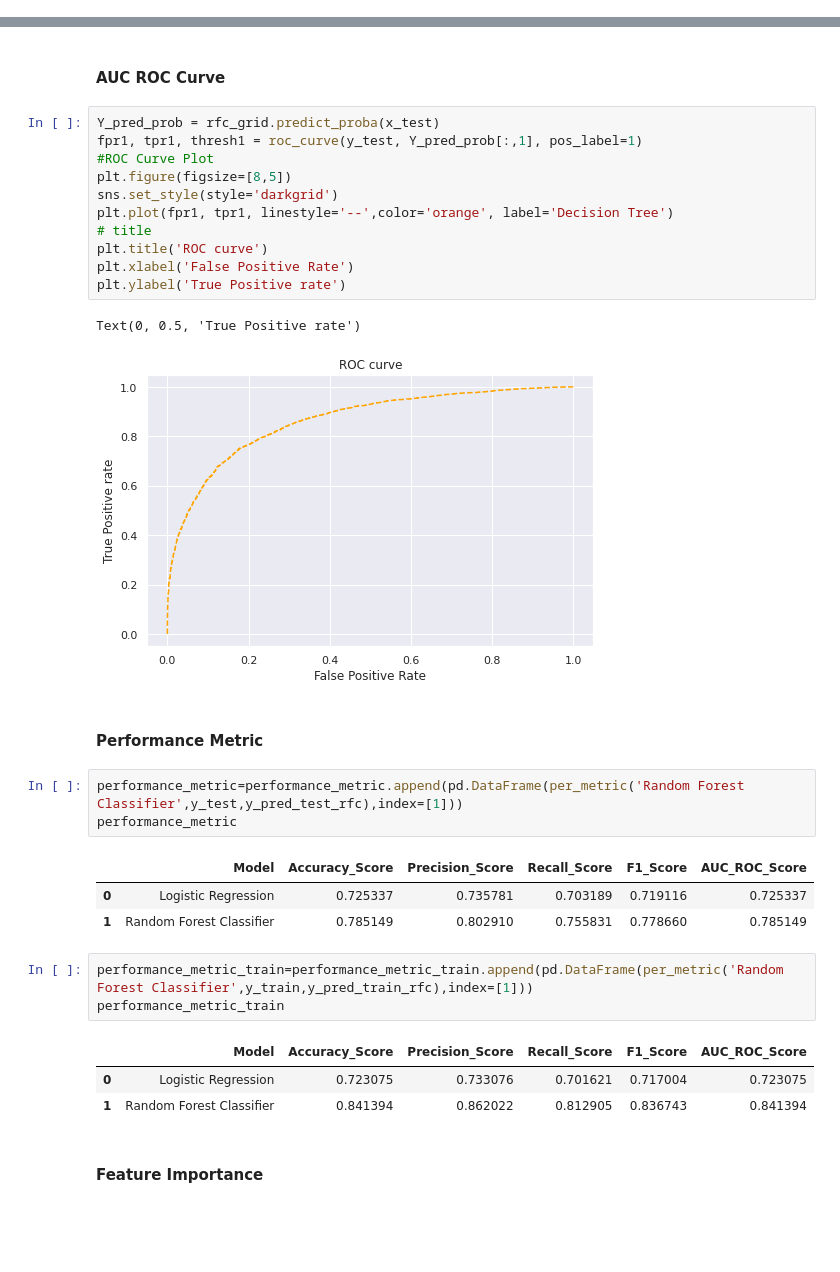
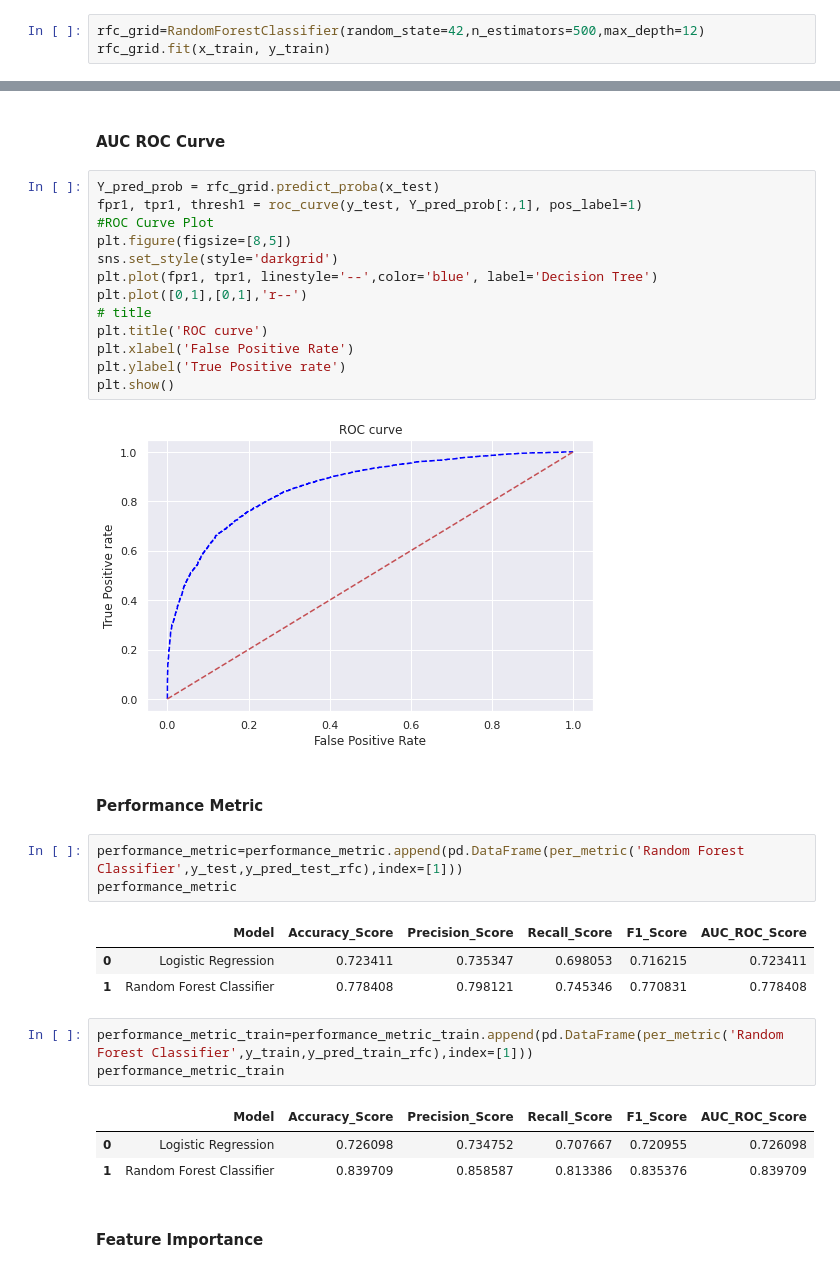
Before and after one commit to scharu07/Capstone-Project---Credit-Card-Default-Prediction-, a Jupyter notebook: Credit_Card_Default_Prediction_Capstone_Project.ipynb, the cells around one changed output, grey strips where cells are left out. Cells and saved outputs as stored; diff of their text form; blank space fills up the shorter version.

```diff
--- a/Credit_Card_Default_Prediction_Capstone_Project.ipynb
+++ b/Credit_Card_Default_Prediction_Capstone_Project.ipynb
@@ -735,3 +742,6 @@ print(rfc_grid.best_params_)
 print(rfc_grid.best_score_)
 # %% [output]
 0.7815259521961059
+# %%
+rfc_grid=RandomForestClassifier(random_state=42,n_estimators=500,max_depth=12)
+rfc_grid.fit(x_train, y_train)
@@ -777,17 +789,18 @@ plt.show()
 # %%
 Y_pred_prob = rfc_grid.predict_proba(x_test)
 fpr1, tpr1, thresh1 = roc_curve(y_test, Y_pred_prob[:,1], pos_label=1)
 #ROC Curve Plot
 plt.figure(figsize=[8,5])
 sns.set_style(style='darkgrid')
-plt.plot(fpr1, tpr1, linestyle='--',color='orange', label='Decision Tree')
+plt.plot(fpr1, tpr1, linestyle='--',color='blue', label='Decision Tree')
+plt.plot([0,1],[0,1],'r--')
 # title
 plt.title('ROC curve')
 plt.xlabel('False Positive Rate')
 plt.ylabel('True Positive rate')
+plt.show()
 # %% [output]
-Text(0, 0.5, 'True Positive rate')
-[figure, old version]
+[figure, new version]
 # %% [markdown]
 #### Performance Metric
 # %%
@@ -795,15 +808,15 @@ performance_metric=performance_metric.append(pd.DataFrame(per_metric('Random For
 performance_metric
 # %% [output]
 |  | Model | Accuracy_Score | Precision_Score | Recall_Score | F1_Score | AUC_ROC_Score |
-| 0 | Logistic Regression | 0.725337 | 0.735781 | 0.703189 | 0.719116 | 0.725337 |
-| 1 | Random Forest Classifier | 0.785149 | 0.802910 | 0.755831 | 0.778660 | 0.785149 |
+| 0 | Logistic Regression | 0.723411 | 0.735347 | 0.698053 | 0.716215 | 0.723411 |
+| 1 | Random Forest Classifier | 0.778408 | 0.798121 | 0.745346 | 0.770831 | 0.778408 |
 # %%
 performance_metric_train=performance_metric_train.append(pd.DataFrame(per_metric('Random Forest Classifier',y_train,y_pred_train_rfc),index=[1]))
 performance_metric_train
 # %% [output]
 |  | Model | Accuracy_Score | Precision_Score | Recall_Score | F1_Score | AUC_ROC_Score |
-| 0 | Logistic Regression | 0.723075 | 0.733076 | 0.701621 | 0.717004 | 0.723075 |
-| 1 | Random Forest Classifier | 0.841394 | 0.862022 | 0.812905 | 0.836743 | 0.841394 |
+| 0 | Logistic Regression | 0.726098 | 0.734752 | 0.707667 | 0.720955 | 0.726098 |
+| 1 | Random Forest Classifier | 0.839709 | 0.858587 | 0.813386 | 0.835376 | 0.839709 |
 # %% [markdown]
 #### Feature Importance
 # %%
```
Also changed, not shown: parts of 67 cells of this notebook.
